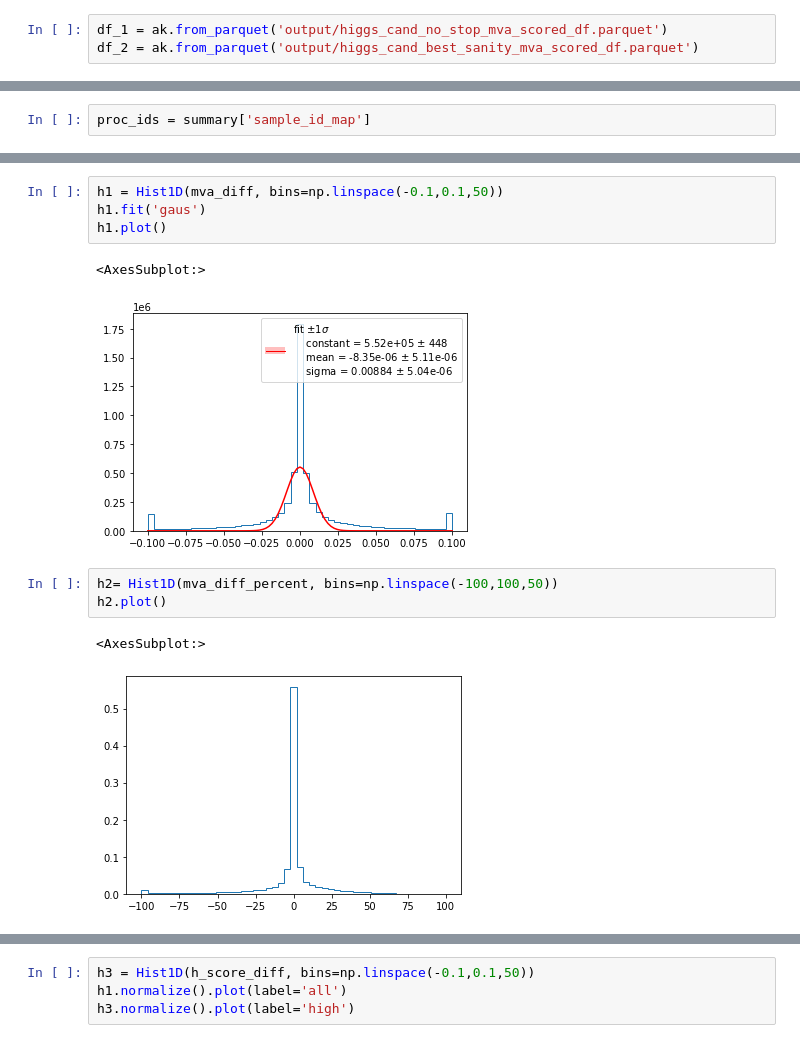
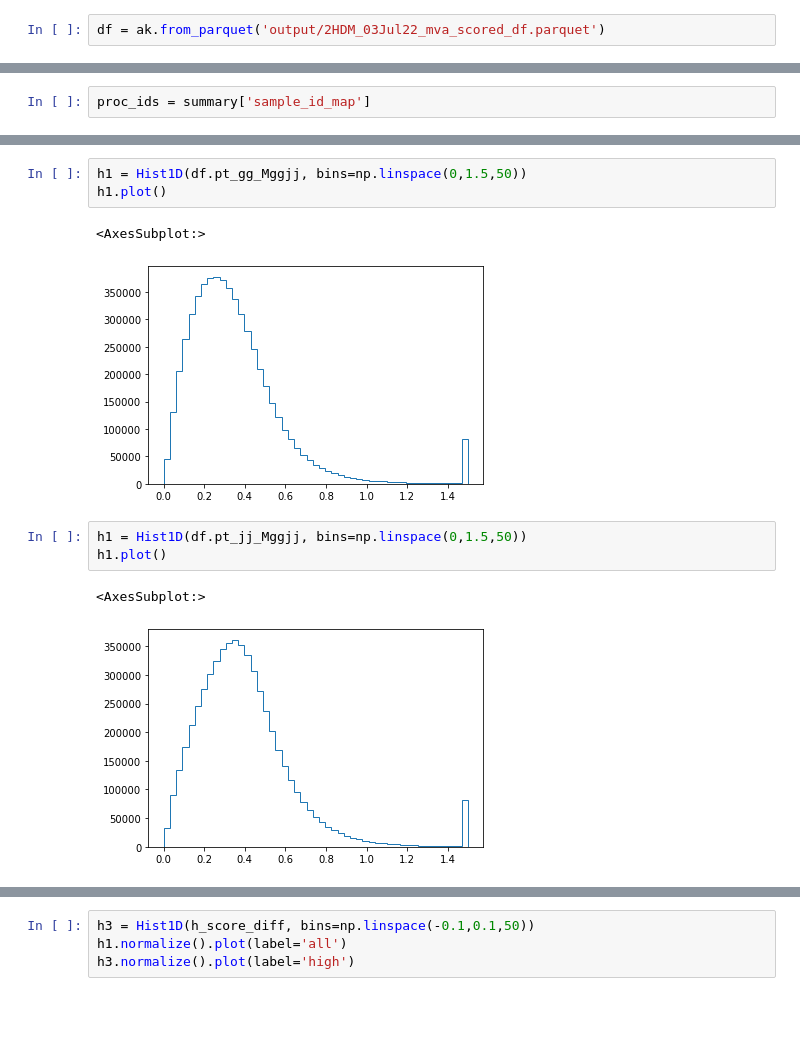
Before and after one commit to cmstas/HggAnalysisDev, a Jupyter notebook: MVAs/Checker.ipynb, the cells around one changed output, grey strips where cells are left out. Cells and saved outputs as stored; diff of their text form; blank space fills up the shorter version.

```diff
--- a/MVAs/Checker.ipynb
+++ b/MVAs/Checker.ipynb
@@ -4,4 +7,3 @@ import json
 # %%
-df_1 = ak.from_parquet('output/higgs_cand_no_stop_mva_scored_df.parquet')
-df_2 = ak.from_parquet('output/higgs_cand_best_sanity_mva_scored_df.parquet')
+df = ak.from_parquet('output/2HDM_03Jul22_mva_scored_df.parquet')
 # %%
@@ -40,14 +57,13 @@ import numpy as np
 # %%
-h1 = Hist1D(mva_diff, bins=np.linspace(-0.1,0.1,50))
-h1.fit('gaus')
+h1 = Hist1D(df.pt_gg_Mggjj, bins=np.linspace(0,1.5,50))
 h1.plot()
 # %% [output]
 <AxesSubplot:>
-[figure, old version]
+[figure, new version]
 # %%
-h2= Hist1D(mva_diff_percent, bins=np.linspace(-100,100,50))
-h2.plot()
+h1 = Hist1D(df.pt_jj_Mggjj, bins=np.linspace(0,1.5,50))
+h1.plot()
 # %% [output]
 <AxesSubplot:>
-[figure, old version]
+[figure, new version]
 # %%
```
Also changed, not shown: parts of 7 cells of this notebook, 4 other files.
